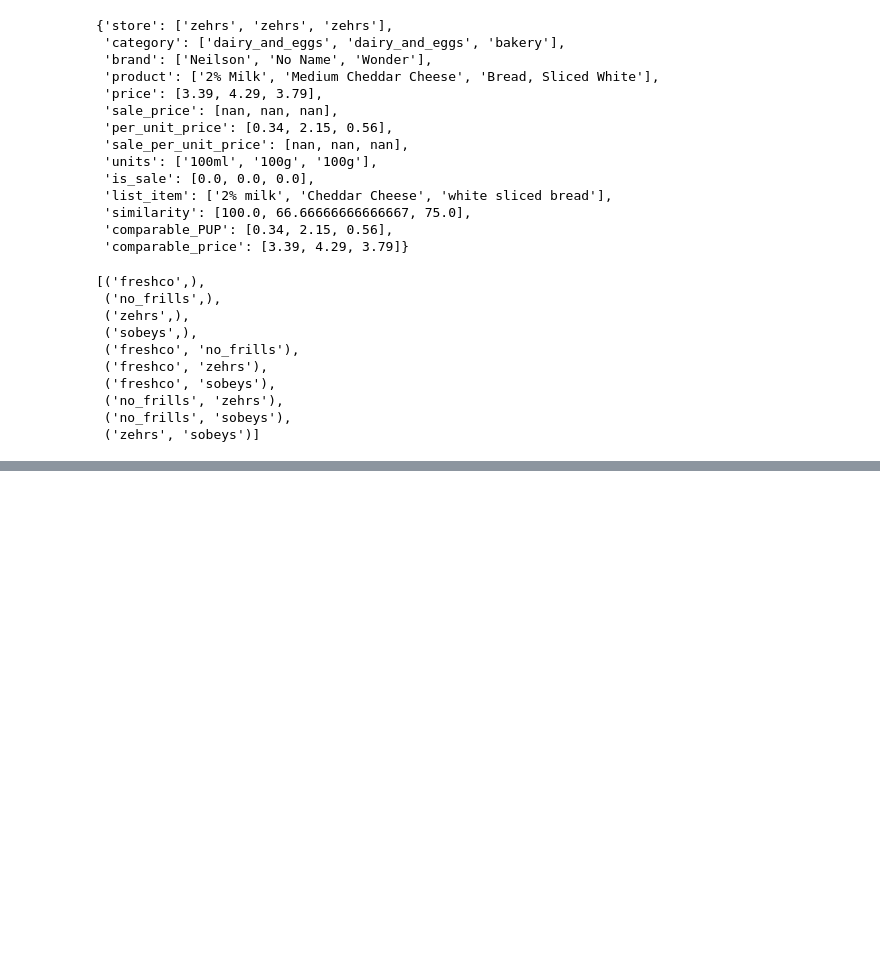
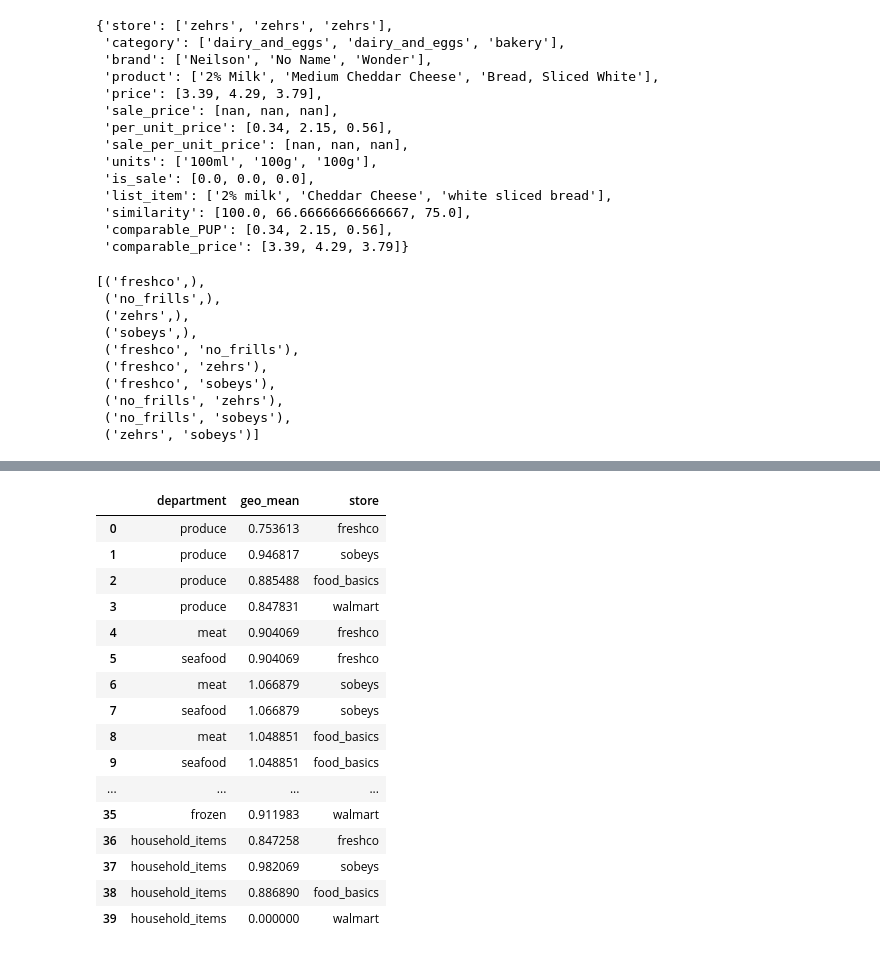
Before and after one commit to caitlan-krasinski/grocery-store-backend, a Jupyter notebook: 2_store_comb.ipynb, the cells around one changed output, grey strips where cells are left out. Cells and saved outputs as stored; diff of their text form; code cells hidden in the pictures; blank space fills up the shorter version.

```diff
--- a/2_store_comb.ipynb
+++ b/2_store_comb.ipynb
@@ -498,0 +523,5 @@ list(chain.from_iterable(combinations(stores, r) for r in range(1, n+1)))
+# %%
+import pandas as pd
+
+study = pd.read_csv('empirical study.csv')
+study.head()
@@ -498,0 +535,50 @@ list(chain.from_iterable(combinations(stores, r) for r in range(1, n+1)))
+# %%
+# scipy.stats.gmean(array, axis=0, dtype=None)
+from scipy import stats
+
+departments  = study.department.unique()
+
+stores = ['freshco', 'sobeys', 'food_basics', 'walmart']
+
+factors = pd.DataFrame()
+
+for department in departments:
+    df = study[study['department'] == department]
+
+    for store in stores:
+        geo_mean = stats.gmean(df[f'{store} % difference'], axis=0, dtype=None)
+        # print(store, department, geo_mean)
+        if department == 'meat + seafood':
+            factors = factors.append({'store':store, 'department':'meat', 'geo_mean':geo_mean}, ignore_index=True)
+            factors = factors.append({'store':store, 'department':'seafood', 'geo_mean':geo_mean}, ignore_index=True)
+        elif department == 'home goods':
+            factors = factors.append({'store':store, 'department':'household_items', 'geo_mean':geo_mean}, ignore_index=True)
+        elif department == 'dairy':
+            factors = factors.append({'store':store, 'department':'dairy_and_eggs', 'geo_mean':geo_mean}, ignore_index=True)
+        elif department == 'dry goods':
+            factors = factors.append({'store':store, 'department':'pantry', 'geo_mean':geo_mean}, ignore_index=True)
+            factors = factors.append({'store':store, 'department':'snacks', 'geo_mean':geo_mean}, ignore_index=True)
+            factors = factors.append({'store':store, 'department':'drinks', 'geo_mean':geo_mean}, ignore_index=True)
+            factors = factors.append({'store':store, 'department':'frozen', 'geo_mean':geo_mean}, ignore_index=True)
+        else:
+            factors = factors.append({'store':store, 'department':department, 'geo_mean':geo_mean}, ignore_index=True)
+# %%
+factors
+# %% [output]
+|  | department | geo_mean | store |
+| 0 | produce | 0.753613 | freshco |
+| 1 | produce | 0.946817 | sobeys |
+| 2 | produce | 0.885488 | food_basics |
+| 3 | produce | 0.847831 | walmart |
+| 4 | meat | 0.904069 | freshco |
+| 5 | seafood | 0.904069 | freshco |
+| 6 | meat | 1.066879 | sobeys |
+| 7 | seafood | 1.066879 | sobeys |
+| 8 | meat | 1.048851 | food_basics |
+| 9 | seafood | 1.048851 | food_basics |
+| ... | ... | ... | ... |
+| 35 | frozen | 0.911983 | walmart |
+| 36 | household_items | 0.847258 | freshco |
+| 37 | household_items | 0.982069 | sobeys |
+| 38 | household_items | 0.886890 | food_basics |
+| 39 | household_items | 0.000000 | walmart |
```
Also changed, not shown: parts of 4 cells of this notebook, 49 other files.
